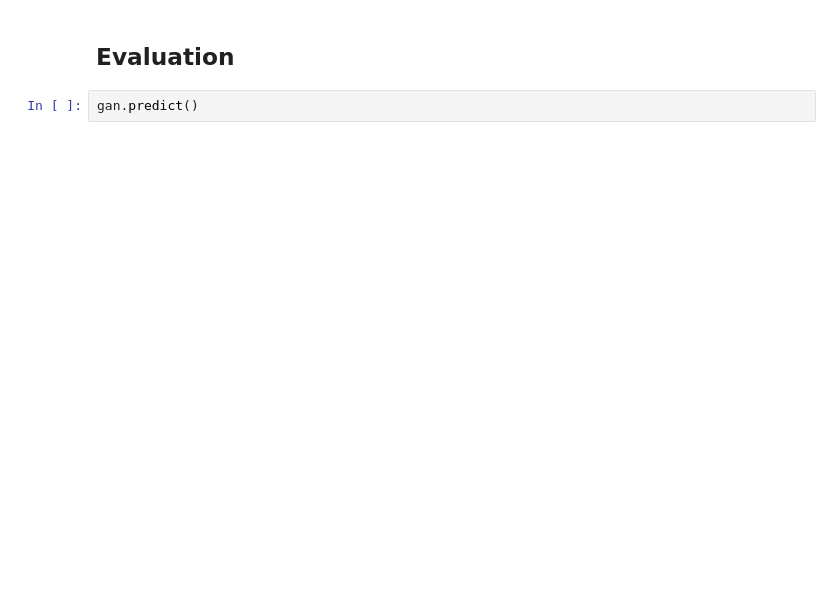
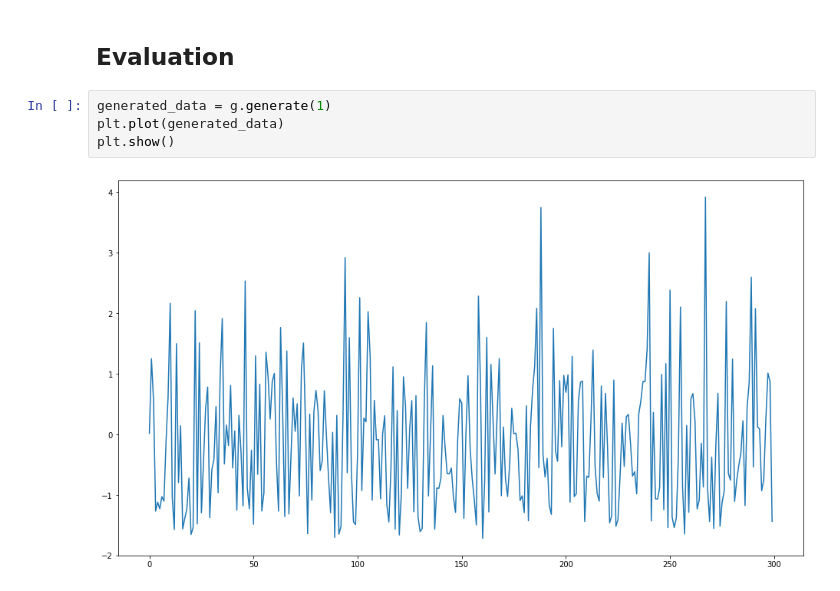
Before and after one commit to gonzaq94/GAN-chaotic-systems, a Jupyter notebook: gan implementation.ipynb, the cells around one changed output. Drawn from its saved outputs; the diff is of its cells as text; blank space fills up the shorter version.

```diff
--- a/gan implementation.ipynb
+++ b/gan implementation.ipynb
@@ -300,4 +263,8 @@ plt.show()
 # %% [markdown]
 ## Evaluation
-# %%
-gan.predict()
+# %%
+generated_data = g.generate(1)
+plt.plot(generated_data)
+plt.show()
+# %% [output]
+[figure, added]
```
Also changed, not shown: parts of 10 cells of this notebook.
